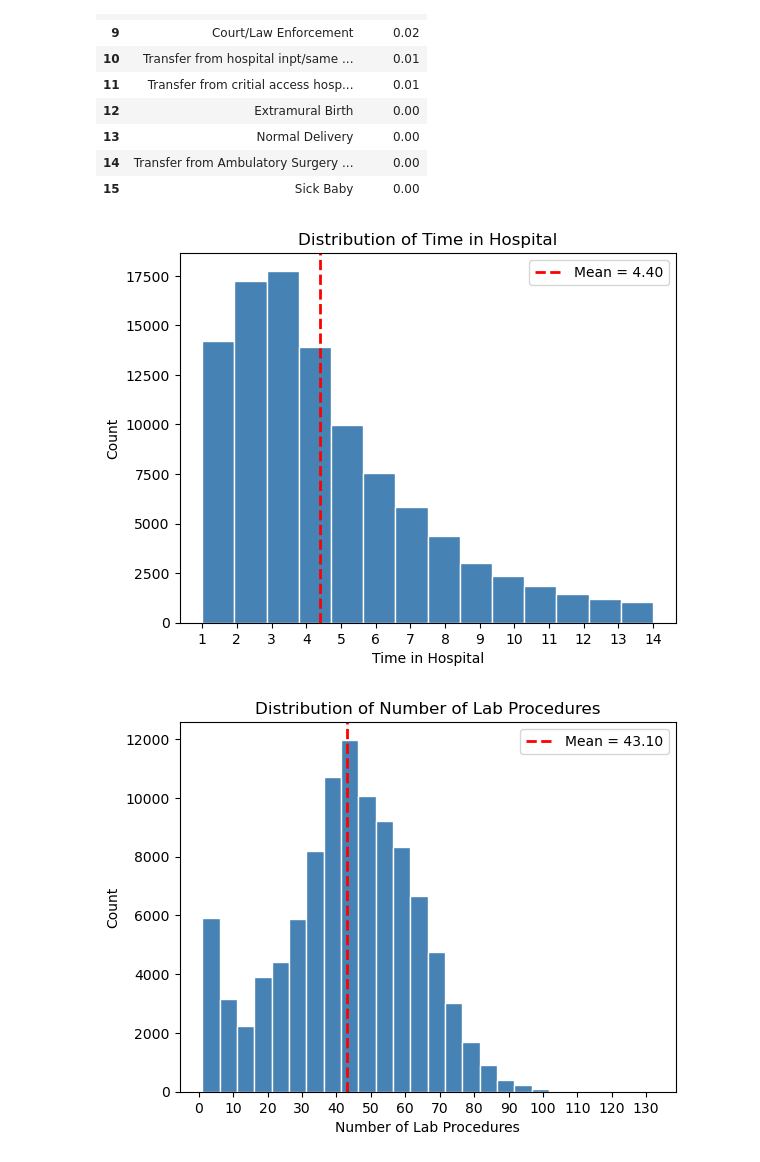
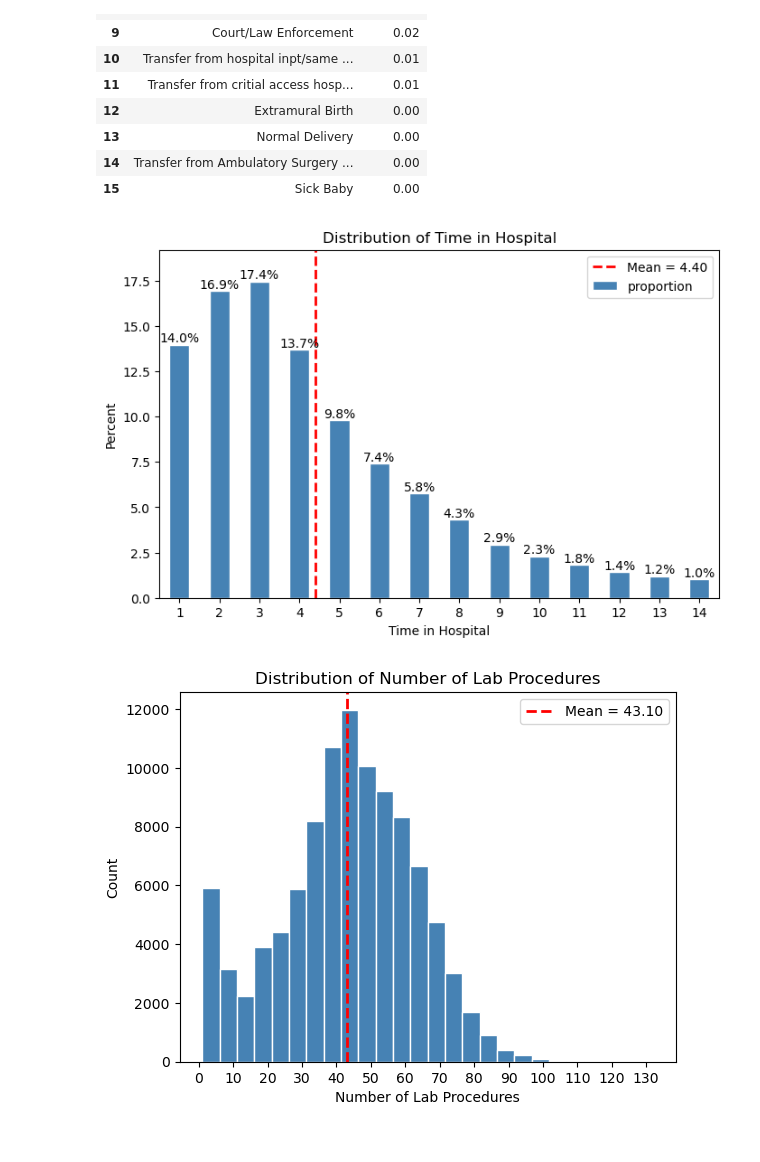
Before and after one commit to RayofData/30-Day-Hospital-Readmission-Analysis, a Jupyter notebook: EDA.ipynb, the cells around one changed output. Saved outputs shown, nothing was run; the diff lists cells and outputs as text; code cells hidden in the pictures.

Commit message:
Started descriptive analysis, clean plots, clean tables for NAs

```diff
--- a/EDA.ipynb
+++ b/EDA.ipynb
@@ -101,20 +146,22 @@ memory usage: 34.9+ MB
 # %%
+clean_df = diabetic_df.copy()
+
 id_cols = [
     "admission_type_id",
     "discharge_disposition_id",
     "admission_source_id"
 ]
 
-mapping_file = "..\data\IDS_mapping.xlsx"
+mapping_file = "../data/IDS_mapping.xlsx"
 
 for col in id_cols:
     mapping_df = pd.read_excel(mapping_file, sheet_name=col)
 
     # Make both sides the same type
     mapping_df[col] = mapping_df[col].astype(str).str.strip()
-    diabetic_df[col] = diabetic_df[col].astype(str).str.strip()
+    clean_df[col] = clean_df[col].astype(str).str.strip()
 
     mapper = dict(zip(mapping_df[col], mapping_df["description"]))
 
-    diabetic_df[col] = diabetic_df[col].map(mapper)
+    clean_df[col] = clean_df[col].map(mapper)
 # %%
@@ -129,5 +180,5 @@ diabetic_df.head()
 # %%
-race_pct = diabetic_df["race"].value_counts(normalize=True) * 100
+race_pct = clean_df["race"].value_counts(normalize=True) * 100
 
 ax = race_pct.plot(kind="bar")
 
@@ -149,7 +200,7 @@ plt.show()
 # %% [output]
 [figure]
 # %%
-gender_pct = diabetic_df["gender"].value_counts(normalize=True)*100
+gender_pct = clean_df["gender"].value_counts(normalize=True)*100
 
 ax = gender_pct.plot(kind="bar")
 
@@ -185,7 +236,7 @@ plt.show()
 # %% [output]
 [figure]
 # %%
-admiss_pct = diabetic_df["admission_type_id"].value_counts(normalize=True)*100
+admiss_pct = clean_df["admission_type_id"].value_counts(normalize=True)*100
 
 ax = admiss_pct.plot(kind="bar")
 
@@ -266,18 +317,44 @@ admin_source_pct
 | 14 | Transfer from Ambulatory Surgery ... | 0.00 |
 | 15 | Sick Baby | 0.00 |
 # %%
-mean_hos = diabetic_df["time_in_hospital"].mean()
+mean_hos = clean_df["time_in_hospital"].mean()
 
-plt.hist(diabetic_df["time_in_hospital"], color="steelblue", edgecolor="white", bins=14)
+time_pct = (
+    clean_df["time_in_hospital"]
+    .value_counts(normalize=True)
+    .sort_index()
+    .mul(100)
+)
 
-plt.axvline(mean_hos, color="red", linestyle="--", linewidth=2, label=f"Mean = {mean_hos:.2f}")
+
+plt.figure(figsize=(8, 5))
+ax = time_pct.plot(kind="bar", color="steelblue", edgecolor="white")
+
+plt.axvline(
+    mean_hos - 1,
+    color="red",
+    linestyle="--",
+    linewidth=2,
+    label=f"Mean = {mean_hos:.2f}"
+)
 
 plt.xlabel("Time in Hospital")
-plt.ylabel("Count")
+plt.ylabel("Percent")
 plt.title("Distribution of Time in Hospital")
-plt.xticks(range(1, 15))
+plt.xticks(rotation=0)
+
+for i, pct in enumerate(time_pct):
+    ax.text(
+        i,
+        pct,
+        f"{pct:.1f}%",
+        ha="center",
+        va="bottom"
+    )
+
+plt.ylim(0, time_pct.max() * 1.1)
 plt.legend()
 plt.show()
 # %% [output]
-[figure, old version]
+[figure, new version]
 # %%
```
Also changed, not shown: parts of 29 cells of this notebook.
